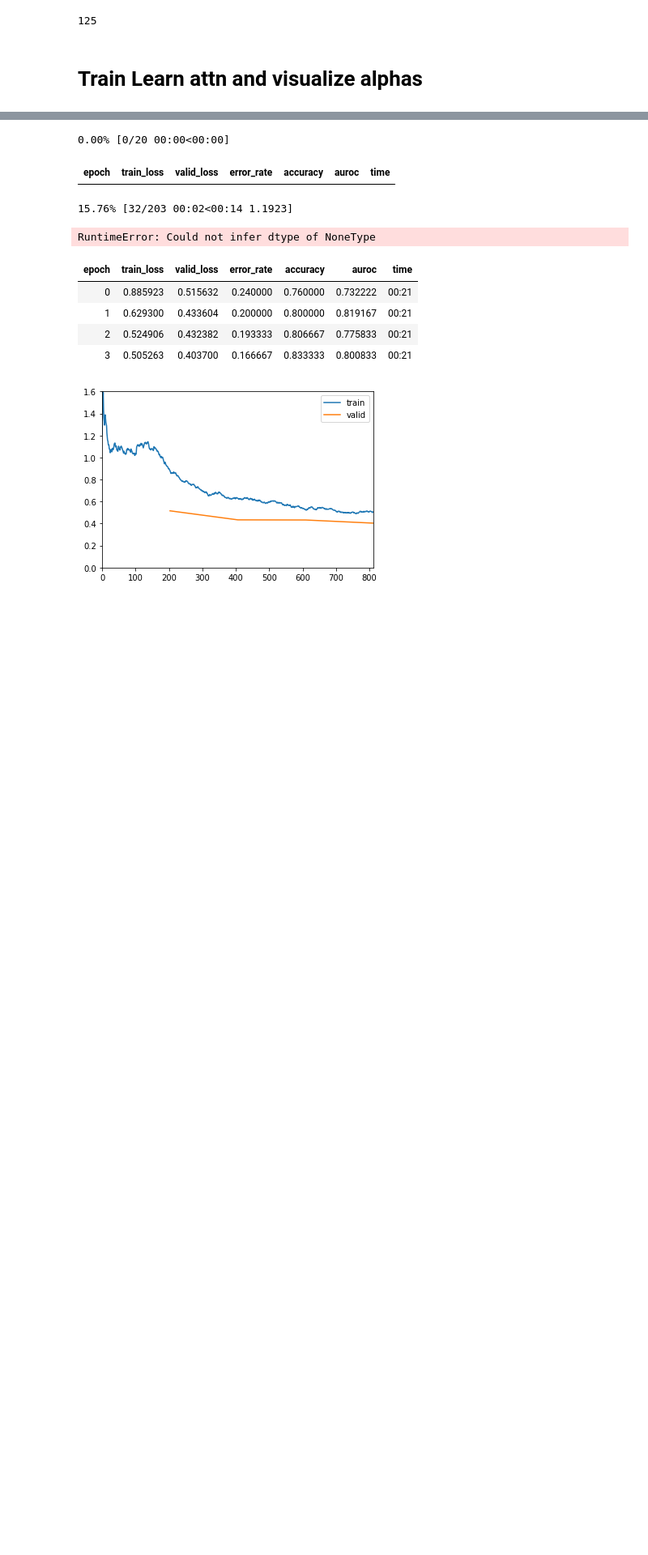
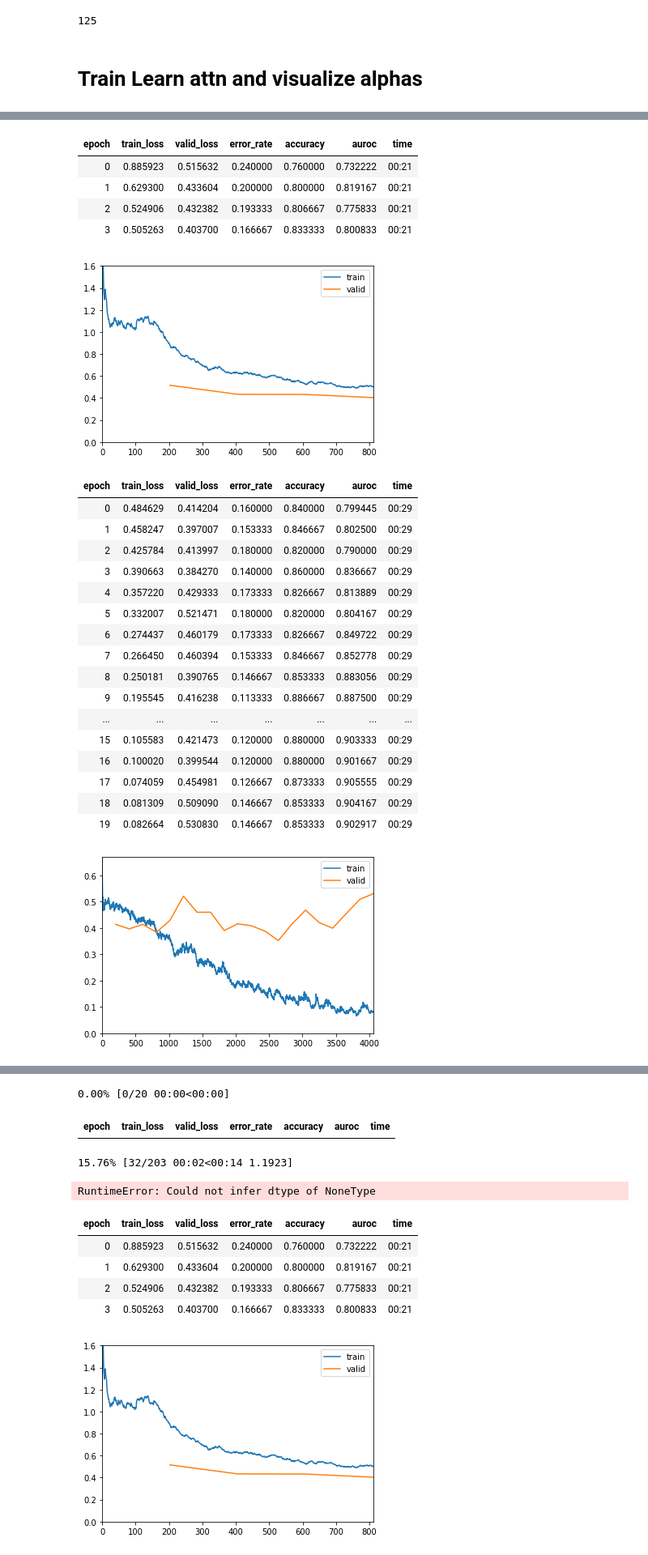
Before and after one commit to mikealche/tesis, a Jupyter notebook: Test Reproducing ARL on Resnet50.ipynb, the cells around one changed output, grey strips where cells are left out. Shown at 81% size. Saved outputs shown, nothing was run; the diff lists cells and outputs as text; code cells hidden in the pictures; blank space fills up the shorter version.

```diff
--- a/Test Reproducing ARL on Resnet50.ipynb
+++ b/Test Reproducing ARL on Resnet50.ipynb
@@ -190 +188,33 @@ Mon Aug 24 12:24:23 2020
 +-----------------------------------------------------------------------------+
+# %%
+seed =1
+epochs=20
+ResNet50_with_attn = models.resnet50(pretrained=True)
+apply_leaf(ResNet50_with_attn, change_basic_blocks)
+
+learner = train_model_and_return_model(data,lambda x: ResNet50_with_attn, seed,epochs)
+# %% [output]
+| epoch | train_loss | valid_loss | error_rate | accuracy | auroc | time |
+| 0 | 0.885923 | 0.515632 | 0.240000 | 0.760000 | 0.732222 | 00:21 |
+| 1 | 0.629300 | 0.433604 | 0.200000 | 0.800000 | 0.819167 | 00:21 |
+| 2 | 0.524906 | 0.432382 | 0.193333 | 0.806667 | 0.775833 | 00:21 |
+| 3 | 0.505263 | 0.403700 | 0.166667 | 0.833333 | 0.800833 | 00:21 |
+[figure, added]
+| epoch | train_loss | valid_loss | error_rate | accuracy | auroc | time |
+| 0 | 0.484629 | 0.414204 | 0.160000 | 0.840000 | 0.799445 | 00:29 |
+| 1 | 0.458247 | 0.397007 | 0.153333 | 0.846667 | 0.802500 | 00:29 |
+| 2 | 0.425784 | 0.413997 | 0.180000 | 0.820000 | 0.790000 | 00:29 |
+| 3 | 0.390663 | 0.384270 | 0.140000 | 0.860000 | 0.836667 | 00:29 |
+| 4 | 0.357220 | 0.429333 | 0.173333 | 0.826667 | 0.813889 | 00:29 |
+| 5 | 0.332007 | 0.521471 | 0.180000 | 0.820000 | 0.804167 | 00:29 |
+| 6 | 0.274437 | 0.460179 | 0.173333 | 0.826667 | 0.849722 | 00:29 |
+| 7 | 0.266450 | 0.460394 | 0.153333 | 0.846667 | 0.852778 | 00:29 |
+| 8 | 0.250181 | 0.390765 | 0.146667 | 0.853333 | 0.883056 | 00:29 |
+| 9 | 0.195545 | 0.416238 | 0.113333 | 0.886667 | 0.887500 | 00:29 |
+| ... | ... | ... | ... | ... | ... | ... |
+| 15 | 0.105583 | 0.421473 | 0.120000 | 0.880000 | 0.903333 | 00:29 |
+| 16 | 0.100020 | 0.399544 | 0.120000 | 0.880000 | 0.901667 | 00:29 |
+| 17 | 0.074059 | 0.454981 | 0.126667 | 0.873333 | 0.905555 | 00:29 |
+| 18 | 0.081309 | 0.509090 | 0.146667 | 0.853333 | 0.904167 | 00:29 |
+| 19 | 0.082664 | 0.530830 | 0.146667 | 0.853333 | 0.902917 | 00:29 |
+[figure, added]
```
Also changed, not shown: parts of 13 cells of this notebook, 1 other file.
